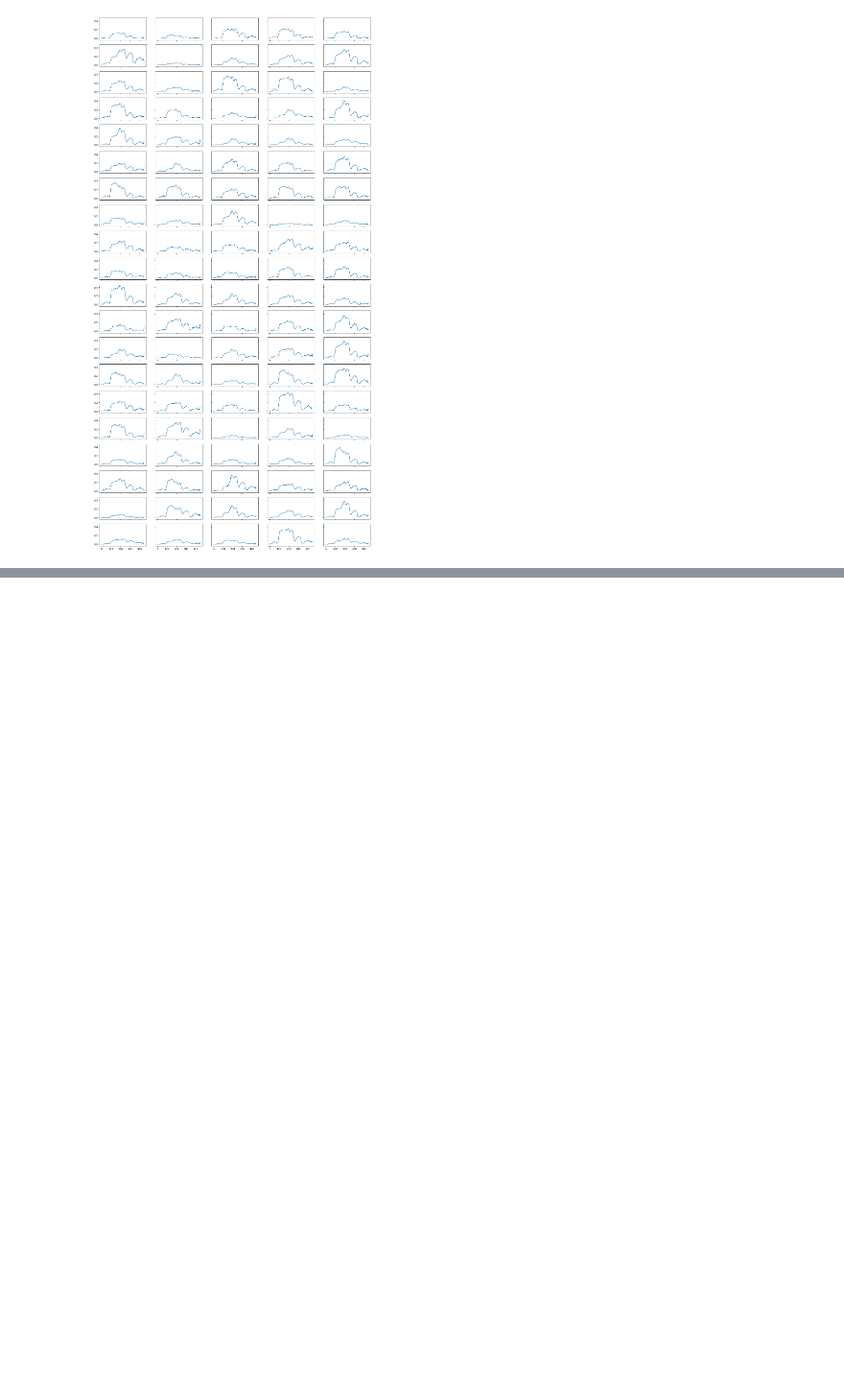
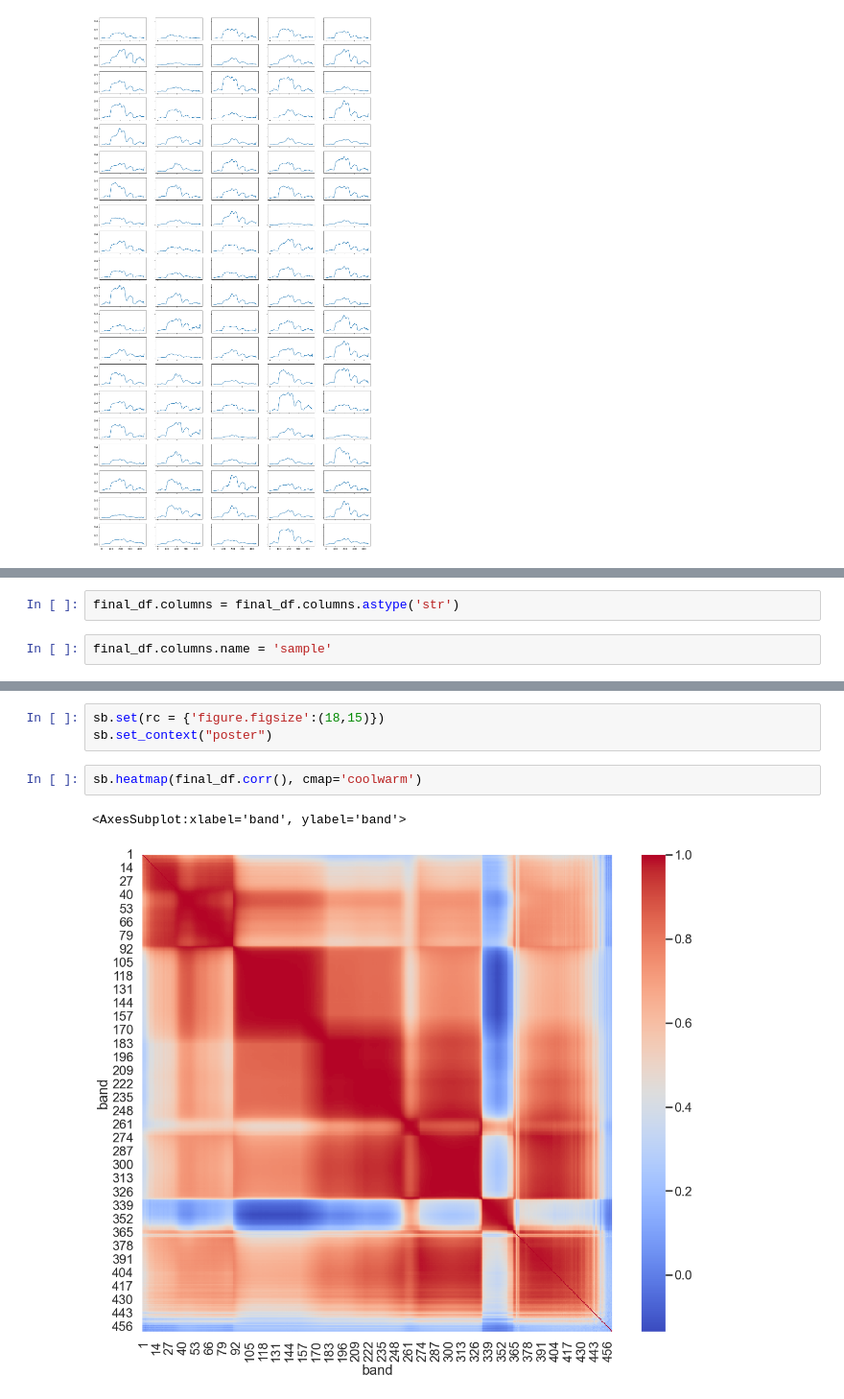
Before and after one commit to chryss/spectral_analysis, a Jupyter notebook: notebooks/random_spectra.ipynb, the cells around one changed output, grey strips where cells are left out. Shown at 96% size. Saved outputs shown, nothing was run; the diff lists cells and outputs as text; blank space fills up the shorter version.

```diff
--- a/notebooks/random_spectra.ipynb
+++ b/notebooks/random_spectra.ipynb
@@ -388,0 +285,4 @@ Affine(1.0, 0.0, 0.0,
+# %%
+final_df.columns = final_df.columns.astype('str')
+# %%
+final_df.columns.name = 'sample'
@@ -388,0 +309,8 @@ Affine(1.0, 0.0, 0.0,
+# %%
+sb.set(rc = {'figure.figsize':(18,15)})
+sb.set_context("poster")
+# %%
+sb.heatmap(final_df.corr(), cmap='coolwarm')
+# %% [output]
+<AxesSubplot:xlabel='band', ylabel='band'>
+[figure, added]
```
Also changed, not shown: parts of 47 cells of this notebook, 2 other files.
